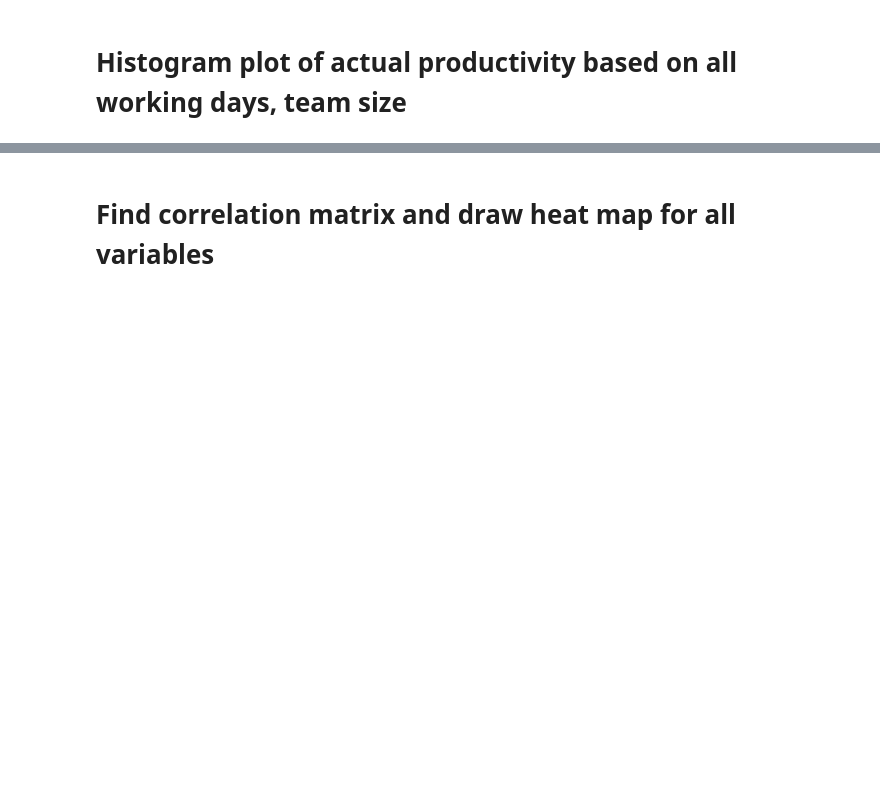
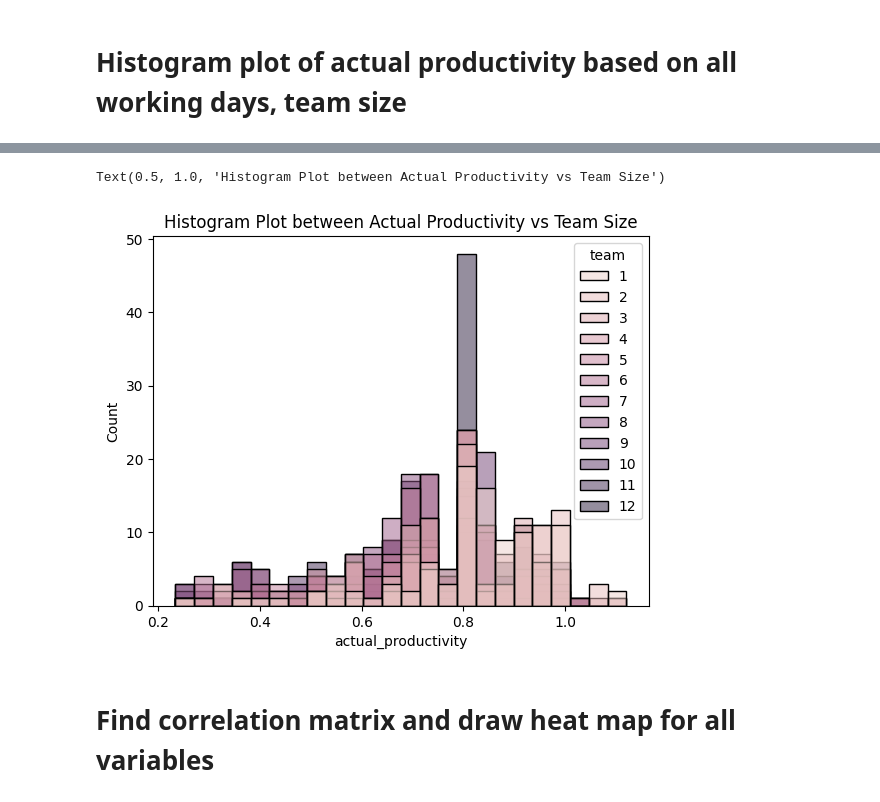
Before and after one commit to anuragsingh2207/dsba-jupyter-notebook, a Jupyter notebook: statstics/Assignment/Assignment_Garment_MBA.ipynb, the cells around one changed output, grey strips where cells are left out. Saved outputs shown, nothing was run; the diff lists cells and outputs as text; code cells hidden in the pictures; blank space fills up the shorter version.

```diff
--- a/statstics/Assignment/Assignment_Garment_MBA.ipynb
+++ b/statstics/Assignment/Assignment_Garment_MBA.ipynb
@@ -227,2 +211,8 @@ sns.histplot(data=df,x=df['actual_productivity'], hue=df['day'])
+# %%
+sns.histplot(data=df,x=df['actual_productivity'], hue=df['team'])
+plt.title("Histogram Plot between Actual Productivity vs Team Size")
+# %% [output]
+Text(0.5, 1.0, 'Histogram Plot between Actual Productivity vs Team Size')
+[figure, added]
 # %% [markdown]
 # Find correlation matrix and draw heat map for all variables
```
Also changed, not shown: parts of 27 cells of this notebook, 23 other files.
